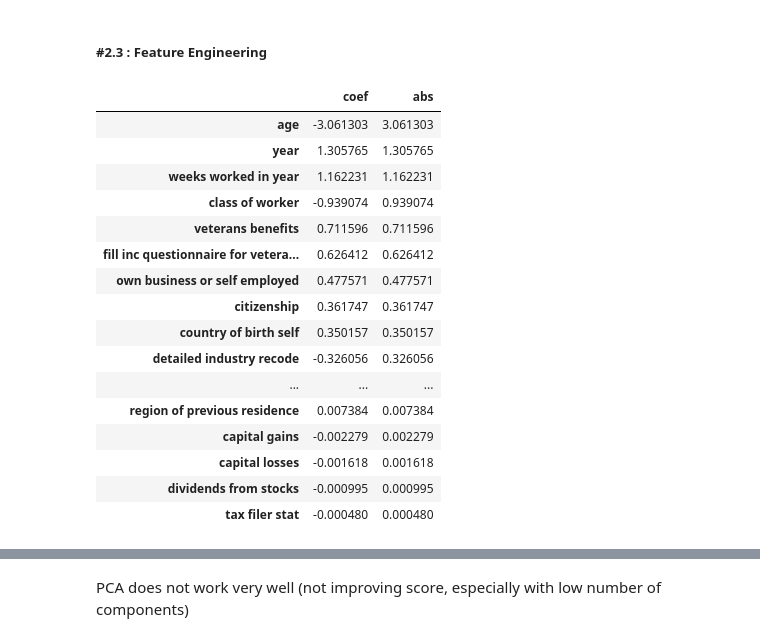
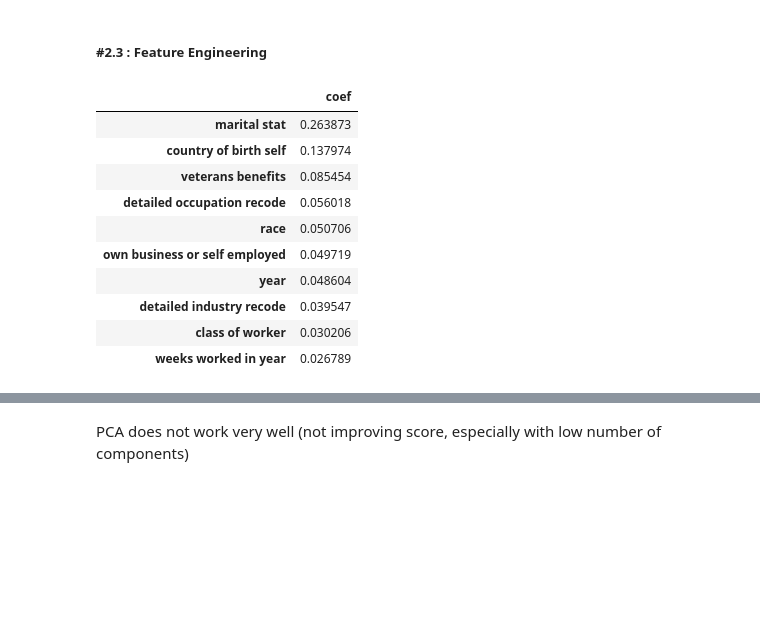
Before and after one commit to jboistard/dataiku_assessment, a Jupyter notebook: 2_Pre_processing.ipynb, the cells around one changed output, grey strips where cells are left out. Drawn from its saved outputs; the diff is of its cells as text; code cells hidden in the pictures; blank space fills up the shorter version.

```diff
--- a/2_Pre_processing.ipynb
+++ b/2_Pre_processing.ipynb
@@ -25,7 +12,15 @@ data=pd.concat([train, test], ignore_index=True)
 # %%
+# Read the train and test files
+# NB : we do not want instance weight for machine learning training
+import pandas as pd
+
+train = pd.read_csv("data/train_clean.csv", header=0)
+test = pd.read_csv("data/test_clean.csv", header=0)
+data = pd.concat([train, test], ignore_index=True)
+
 # Split datasets into features set and target variable
 # Note : target classes "-50k" and ">50k" will respectively be labelled 0 and 1
-X_train = train.iloc[:, :-1]
-X_test = test.iloc[:, :-1]
-y_train = train.iloc[:, -1].map(lambda s: 0 if "-" in s else 1)
-y_test = test.iloc[:, -1].map(lambda s: 0 if "-" in s else 1)
+X_train = train.iloc[:, :-2]
+X_test = test.iloc[:, :-2]
+y_train = train.iloc[:, -2].map(lambda s: 0 if "-" in s else 1)
+y_test = test.iloc[:, -2].map(lambda s: 0 if "-" in s else 1)
@@ -43,3 +34,7 @@ For our first basic preprocessing pipeline, we will :
 - Impute NaN values with most frequent class for other columns (country of birth, hispanic origin, state of previous residence)
 - Use Ordinal Encoding for categorical features. The reason for not using one hot encoding for the time being is that we want to be able to identify meaningful features
 - Use standard scaling to standardize our numerical features
+# %%
+# Let us first define different sets of features
+base_num_cols = ["age", "wage per hour", "capital gains", "capital losses", "dividends from stocks", "num persons worked for employer", "weeks worked in year"]
+base_cat_cols = [col for col in X_train.columns if col not in base_num_cols]
@@ -51,8 +78,8 @@ from sklearn.preprocessing import OrdinalEncoder, StandardScaler
 from sklearn.impute import SimpleImputer
 
 cols_to_drop = ['migration code-change in msa', 'migration code-change in reg', 'migration code-move within reg', 'migration prev res in sunbelt']
-categorical_cols = [col for col in cat_cols if col not in cols_to_drop]
-numerical_cols = num_cols
+categorical_cols = [col for col in base_cat_cols if col not in cols_to_drop]
+numerical_cols = [col for col in base_num_cols if col not in cols_to_drop]
 
 categories = [data[col].unique() for col in categorical_cols]
 
@@ -71,9 +98,10 @@ preprocessor = ColumnTransformer(transformers=[
     ("numerical", num_transformer, numerical_cols)
 ])
 # %%
-# Creating baseline model
-from sklearn.linear_model import LogisticRegression
-lr_classif = Pipeline(steps=[
+# Creating baseline decision tree model
+from sklearn.tree import DecisionTreeClassifier
+dt_classif = Pipeline(steps=[
     ("preprocessor", preprocessor),
-    ("classifier", LogisticRegression(max_iter=5000, random_state=42))
+    ("classifier", DecisionTreeClassifier(class_weight="balanced", random_state=42))
 ])
+evaluate_model(dt_classif,X_train, y_train, X_test, y_test)
@@ -113,24 +153,17 @@ weighted avg       0.94      0.95      0.94     99762
 # %% [markdown]
 ##### #2.3 : Feature Engineering
 # %%
-feature_importance = pd.DataFrame(data=lr_classif["classifier"].coef_.transpose(), index=[col for col in X_train.columns if col not in cols_to_drop], columns=["coef"])
-feature_importance["abs"] = abs(feature_importance["coef"])
-feature_importance.sort_values("abs", ascending=False)
+feature_importance = pd.DataFrame(data=dt_classif["classifier"].feature_importances_, index=[col for col in X_train.columns if col not in cols_to_drop], columns=["coef"])
+feature_importance.sort_values("coef", ascending=False).head(10)
 # %% [output]
-|  | coef | abs |
-| age | -3.061303 | 3.061303 |
-| year | 1.305765 | 1.305765 |
-| weeks worked in year | 1.162231 | 1.162231 |
-| class of worker | -0.939074 | 0.939074 |
-| veterans benefits | 0.711596 | 0.711596 |
-| fill inc questionnaire for vetera... | 0.626412 | 0.626412 |
-| own business or self employed | 0.477571 | 0.477571 |
-| citizenship | 0.361747 | 0.361747 |
-| country of birth self | 0.350157 | 0.350157 |
-| detailed industry recode | -0.326056 | 0.326056 |
-| ... | ... | ... |
-| region of previous residence | 0.007384 | 0.007384 |
-| capital gains | -0.002279 | 0.002279 |
-| capital losses | -0.001618 | 0.001618 |
-| dividends from stocks | -0.000995 | 0.000995 |
-| tax filer stat | -0.000480 | 0.000480 |
+|  | coef |
+| marital stat | 0.263873 |
+| country of birth self | 0.137974 |
+| veterans benefits | 0.085454 |
+| detailed occupation recode | 0.056018 |
+| race | 0.050706 |
+| own business or self employed | 0.049719 |
+| year | 0.048604 |
+| detailed industry recode | 0.039547 |
+| class of worker | 0.030206 |
+| weeks worked in year | 0.026789 |
```
Also changed, not shown: parts of 23 cells of this notebook, 2 other files.
